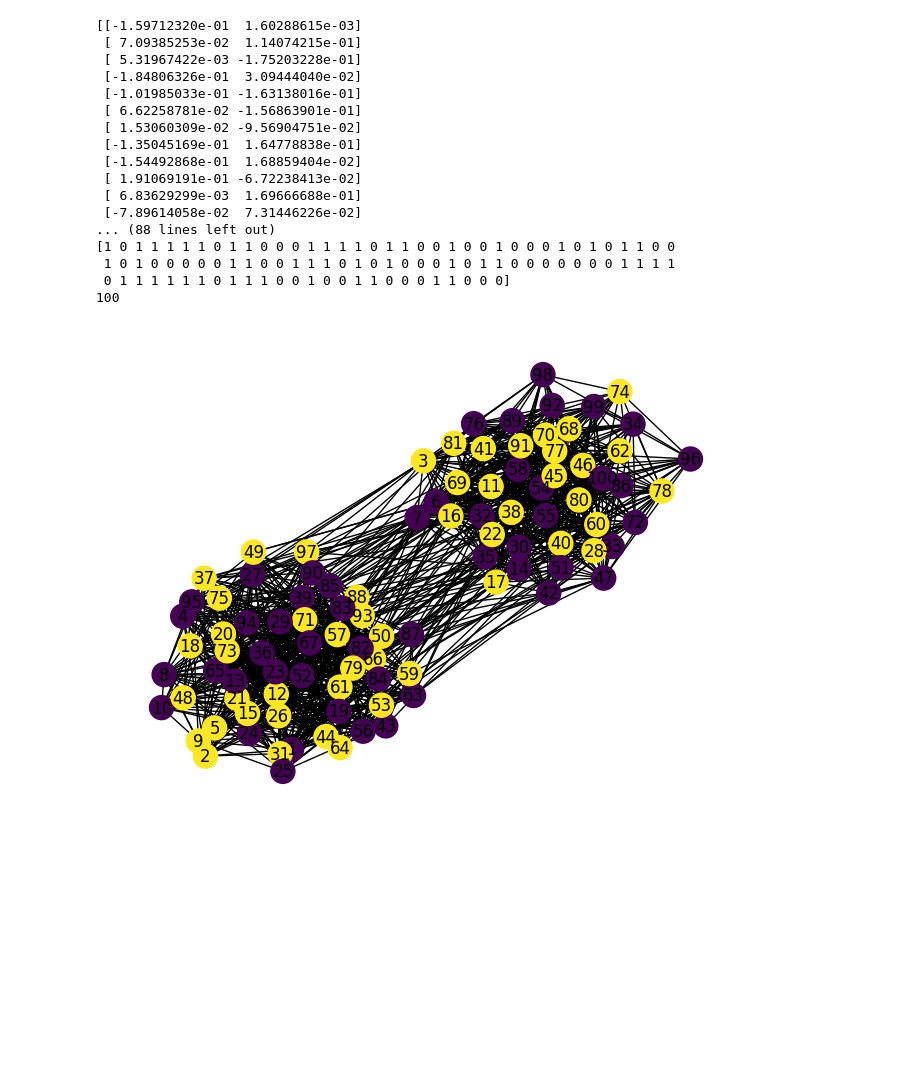
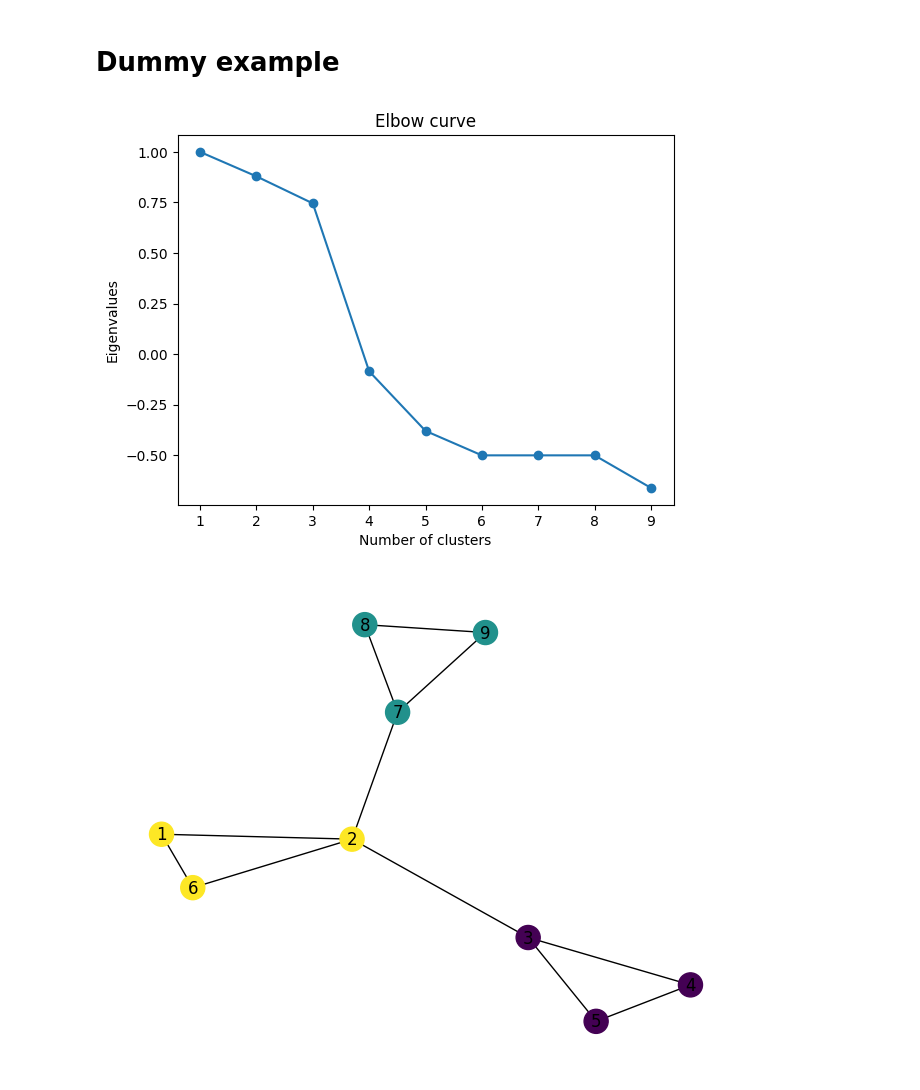
Before and after one commit to matteocirca/data-mining-course-kth-2023, a Jupyter notebook: hw4/hw4.ipynb, the cells around one changed output. Cells and saved outputs as stored; diff of their text form; code cells hidden in the pictures; blank space fills up the shorter version.

```diff
--- a/hw4/hw4.ipynb
+++ b/hw4/hw4.ipynb
@@ -1 +16,3 @@
+# %%
+edges = []
 # %%
@@ -27,5 +39,3 @@ def read_graph(fake = True):
         G.add_edges_from(edges)
 
         return G
-# %%
-G =read_graph(False)
@@ -76 +51,10 @@ E-value: [ 2.47740948e+01  2.03110207e+01 -7.83864345e+00 -7.37275129e+00
+# %%
+# Function to plot the elbow curve
+def plotElbowCurve(eigenvalues):
+    x = np.arange(1, len(eigenvalues) + 1)
+    plt.plot(x, eigenvalues, 'o-')
+    plt.xlabel('Number of clusters')
+    plt.ylabel('Eigenvalues')
+    plt.title('Elbow curve')
+    plt.show()
 # %%
@@ -109,32 +100,11 @@ def kEigenvector(k):
-# %%
-labels = kEigenvector(2)
-
-
-#Function that takes the labels from KMean and plots the graph
-def plotGraph(labels):
-    global edges
-    G = nx.Graph()
-    G.add_edges_from(edges)
-    nx.draw(G, node_color=labels, with_labels=True)
-    plt.show()
-
-plotGraph(labels)
-# %% [output]
-[[-1.59712320e-01  1.60288615e-03]
- [ 7.09385253e-02  1.14074215e-01]
- [ 5.31967422e-03 -1.75203228e-01]
- [-1.84806326e-01  3.09444040e-02]
- [-1.01985033e-01 -1.63138016e-01]
- [ 6.62258781e-02 -1.56863901e-01]
- [ 1.53060309e-02 -9.56904751e-02]
- [-1.35045169e-01  1.64778838e-01]
- [-1.54492868e-01  1.68859404e-02]
- [ 1.91069191e-01 -6.72238413e-02]
- [ 6.83629299e-03  1.69666688e-01]
- [-7.89614058e-02  7.31446226e-02]
-... (88 lines left out)
-[1 0 1 1 1 1 1 0 1 1 0 0 0 1 1 1 1 0 1 1 0 0 1 0 0 1 0 0 0 1 0 1 0 1 1 0 0
- 1 0 1 0 0 0 0 0 1 1 0 0 1 1 1 0 1 0 1 0 0 0 1 0 1 1 0 0 0 0 0 0 0 1 1 1 1
- 0 1 1 1 1 1 1 0 1 1 1 0 0 1 0 0 1 1 0 0 0 1 1 0 0 0]
-100
-[figure, removed]
+# %% [markdown]
+# Dummy example
+# %%
+G = read_graph(path='')
+
+labels, eigenvalues = kEigenvector(k=3)
+
+plotGraph(labels)
+# %% [output]
+[figure, added]
+[figure, added]
```
Also changed, not shown: parts of 16 cells of this notebook.
